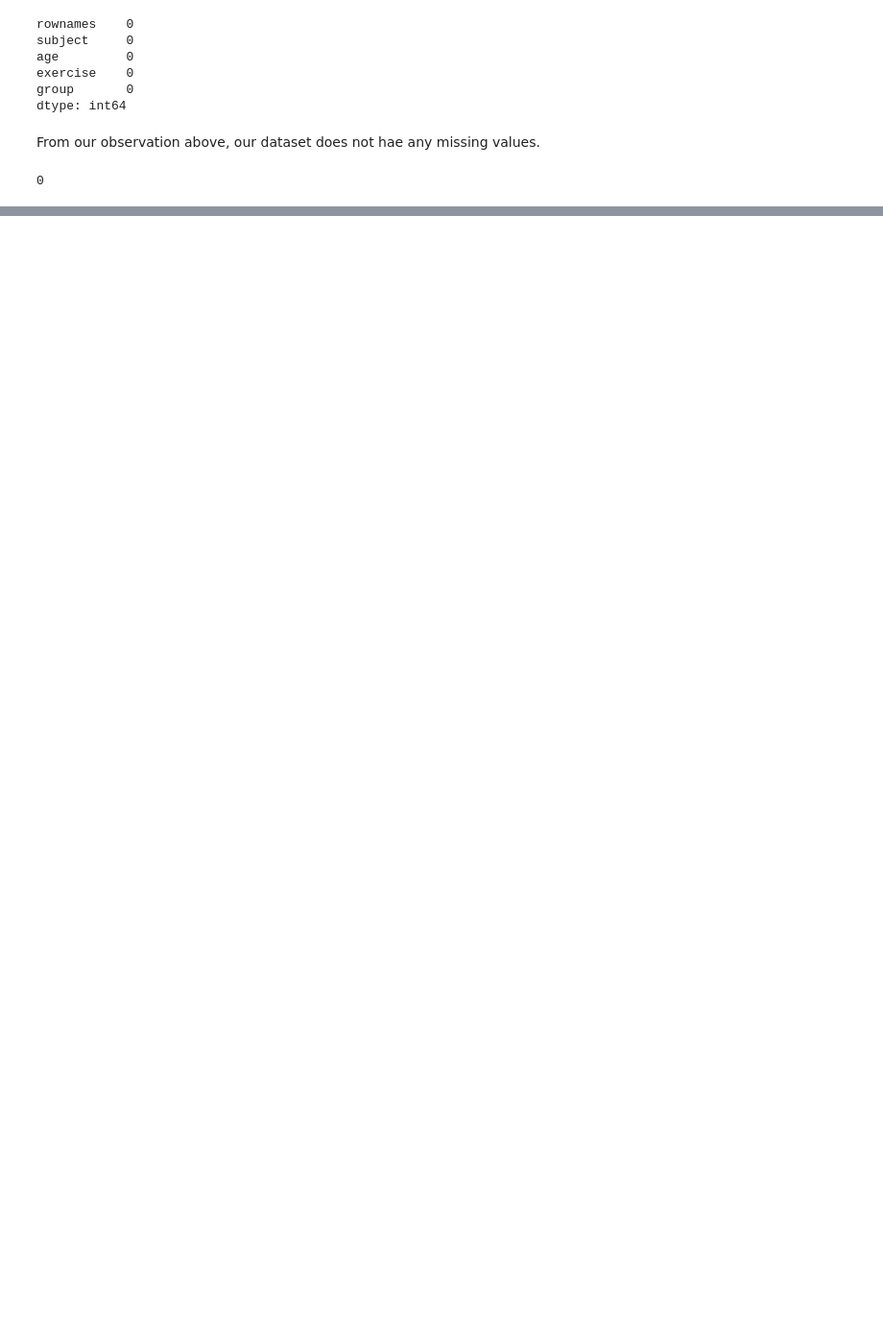
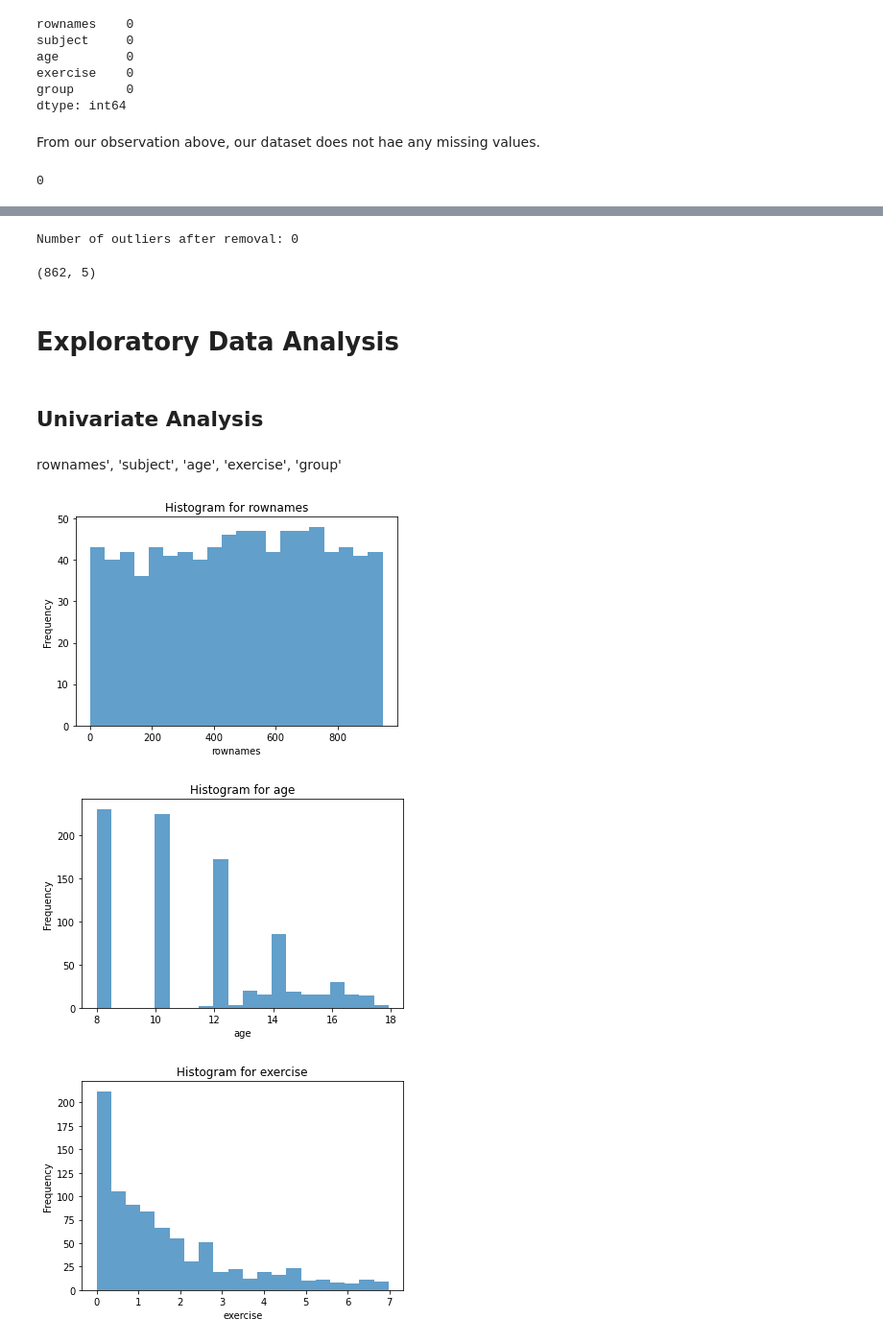
Before and after one commit to CessNgunjiri/Project, a Jupyter notebook: index.ipynb, the cells around one changed output, grey strips where cells are left out. Shown at 96% size. Drawn from its saved outputs; the diff is of its cells as text; code cells hidden in the pictures; blank space fills up the shorter version.

```diff
--- a/index.ipynb
+++ b/index.ipynb
@@ -129,0 +221,34 @@ data.duplicated().sum()
+# %%
+#checking the number of outliers after remmoving the outliers
+outliers_after_removal = data_cleaned[(data_cleaned['exercise'] < lower_bound) | (data_cleaned['exercise'] > upper_bound)]
+print(f"Number of outliers after removal: {outliers_after_removal.shape[0]}")
+# %% [output]
+Number of outliers after removal: 0
+# %%
+#checking the shape of our dataset after removing outliers
+data_cleaned.shape
+# %% [output]
+(862, 5)
+# %% [markdown]
+# Exploratory Data Analysis
+# %% [markdown]
+## Univariate Analysis
+# %% [markdown]
+rownames', 'subject', 'age', 'exercise', 'group'
+# %%
+import pandas as pd
+import seaborn as sns
+import matplotlib.pyplot as plt
+
+
+# Plot histograms for numerical columns
+numerical_columns = ['rownames', 'age', 'exercise']
+for col in numerical_columns:
+    data_cleaned[col].plot(kind='hist', bins=20, alpha=0.7, title=f'Histogram for {col}')
+    plt.xlabel(col)
+    plt.ylabel('Frequency')
+    plt.show()
+# %% [output]
+[figure, added]
+[figure, added]
+[figure, added]
```
Also changed, not shown: parts of 40 cells of this notebook.
